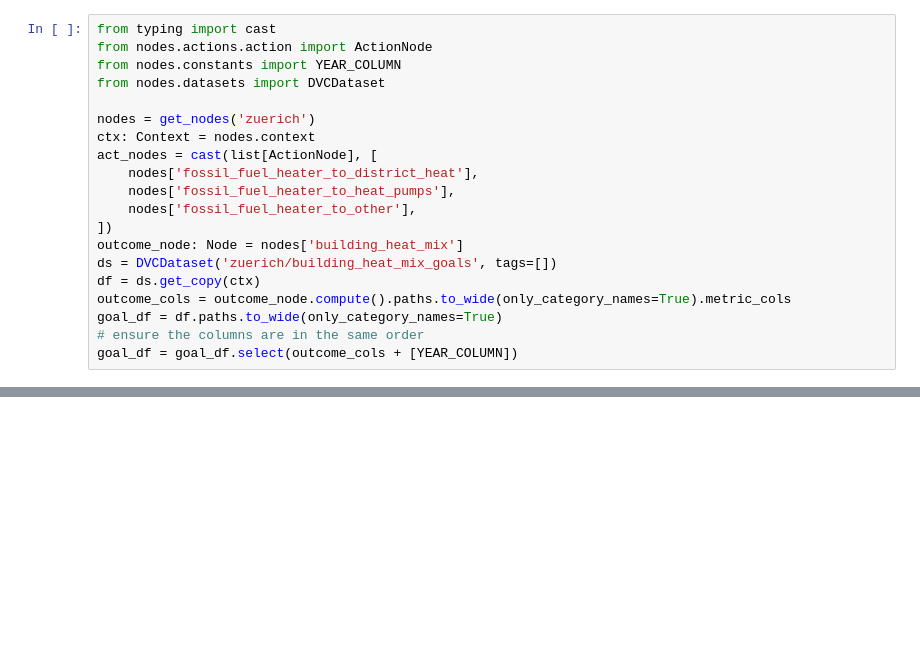
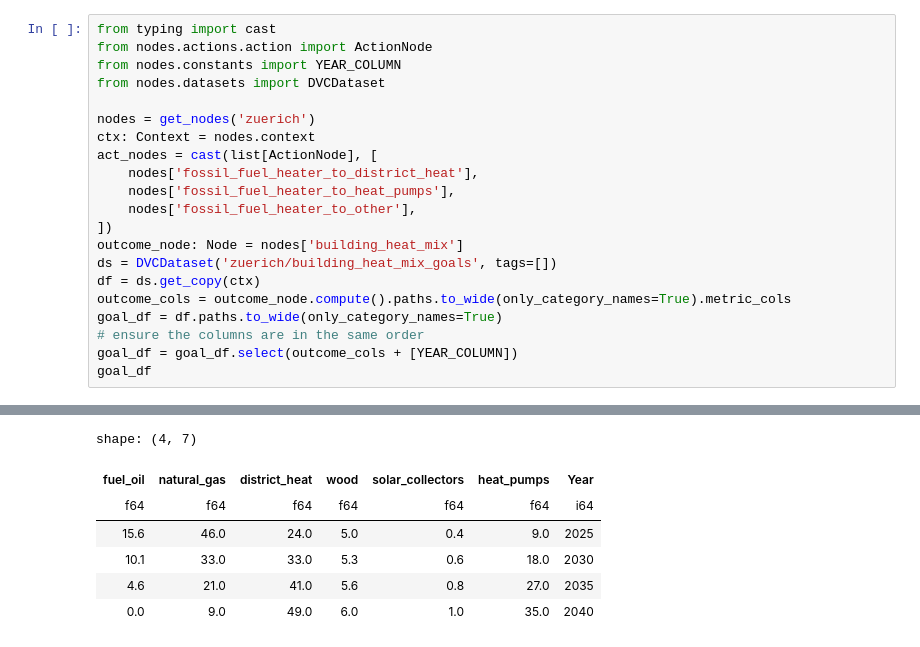
Before and after one commit to rominf/kausal-paths, a Jupyter notebook: notebooks/optimize.ipynb, the cells around one changed output, grey strips where cells are left out. Cells and saved outputs as stored; diff of their text form; blank space fills up the shorter version.

```diff
--- a/notebooks/optimize.ipynb
+++ b/notebooks/optimize.ipynb
@@ -37,4 +60,5 @@ outcome_cols = outcome_node.compute().paths.to_wide(only_category_names=True).me
 goal_df = df.paths.to_wide(only_category_names=True)
 # ensure the columns are in the same order
 goal_df = goal_df.select(outcome_cols + [YEAR_COLUMN])
+goal_df
 # %% [output]
@@ -42 +67,8 @@ goal_df = goal_df.select(outcome_cols + [YEAR_COLUMN])
+shape: (4, 7)
+| fuel_oil | natural_gas | district_heat | wood | solar_collectors | heat_pumps | Year |
+| f64 | f64 | f64 | f64 | f64 | f64 | i64 |
+| 15.6 | 46.0 | 24.0 | 5.0 | 0.4 | 9.0 | 2025 |
+| 10.1 | 33.0 | 33.0 | 5.3 | 0.6 | 18.0 | 2030 |
+| 4.6 | 21.0 | 41.0 | 5.6 | 0.8 | 27.0 | 2035 |
+| 0.0 | 9.0 | 49.0 | 6.0 | 1.0 | 35.0 | 2040 |
 # %%
```
Also changed, not shown: parts of 3 cells of this notebook, 4 other files.
